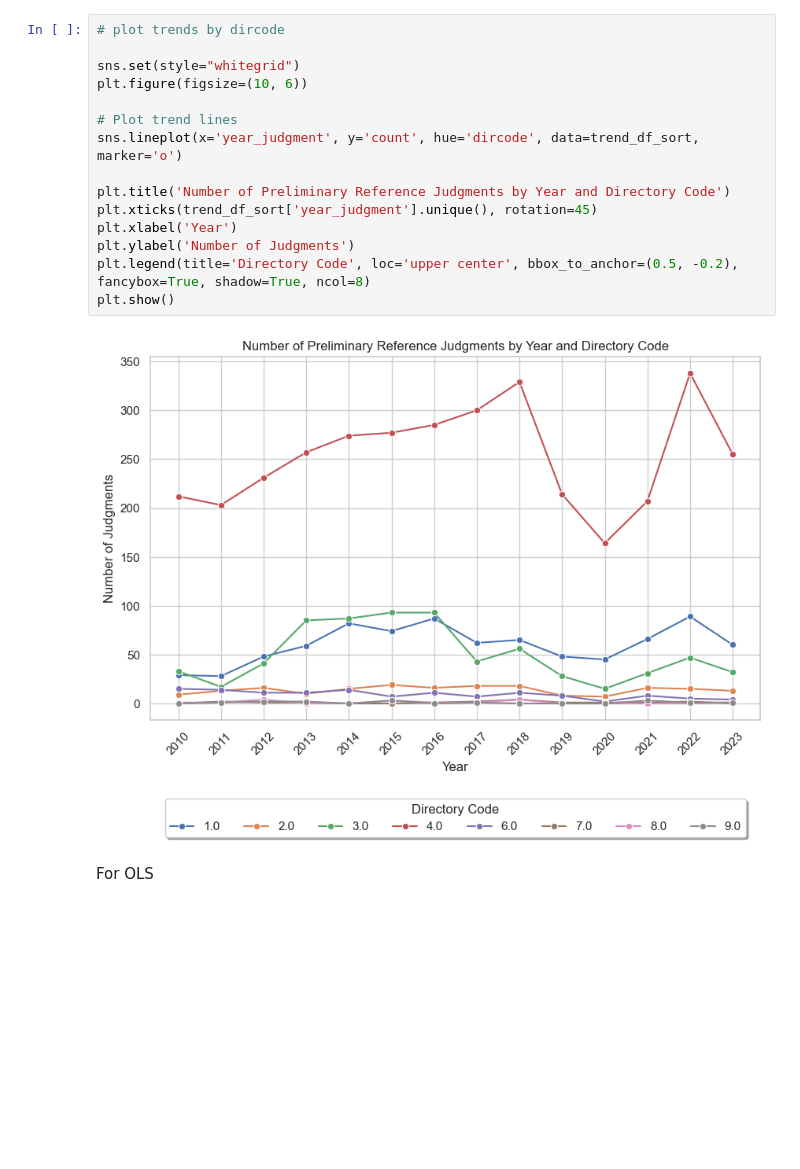
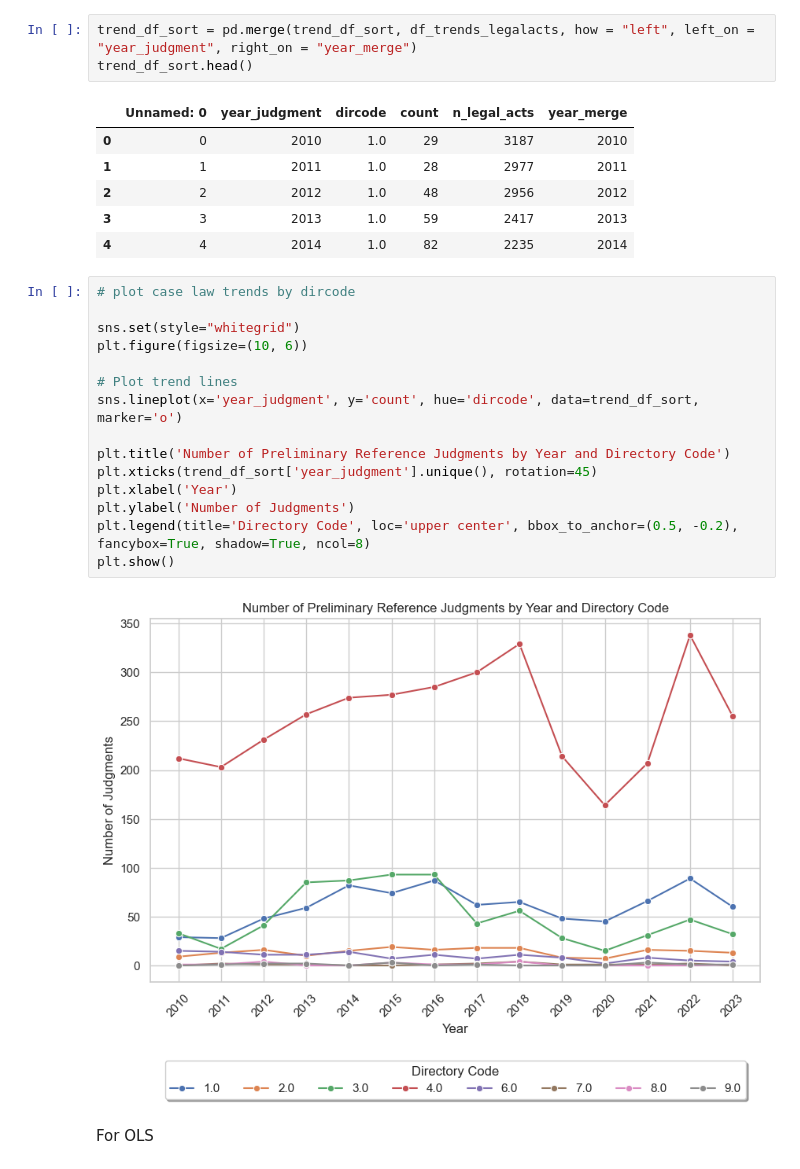
Before and after one commit to davidhilpert/case_law_trends, a Jupyter notebook: trends_analyze_v01.ipynb, the cells around one changed output. Saved outputs shown, nothing was run; the diff lists cells and outputs as text; blank space fills up the shorter version.

```diff
--- a/trends_analyze_v01.ipynb
+++ b/trends_analyze_v01.ipynb
@@ -26,5 +53,15 @@ trend_df_sort["dircode"] = trend_df_sort.dircode.astype("string")
+# %%
+trend_df_sort = pd.merge(trend_df_sort, df_trends_legalacts, how = "left", left_on = "year_judgment", right_on = "year_merge")
+trend_df_sort.head()
+# %% [output]
+|  | Unnamed: 0 | year_judgment | dircode | count | n_legal_acts | year_merge |
+| 0 | 0 | 2010 | 1.0 | 29 | 3187 | 2010 |
+| 1 | 1 | 2011 | 1.0 | 28 | 2977 | 2011 |
+| 2 | 2 | 2012 | 1.0 | 48 | 2956 | 2012 |
+| 3 | 3 | 2013 | 1.0 | 59 | 2417 | 2013 |
+| 4 | 4 | 2014 | 1.0 | 82 | 2235 | 2014 |
 # %%
-# plot trends by dircode
+# plot case law trends by dircode
 
 sns.set(style="whitegrid")
 plt.figure(figsize=(10, 6))
```
Also changed, not shown: parts of 9 cells of this notebook.
